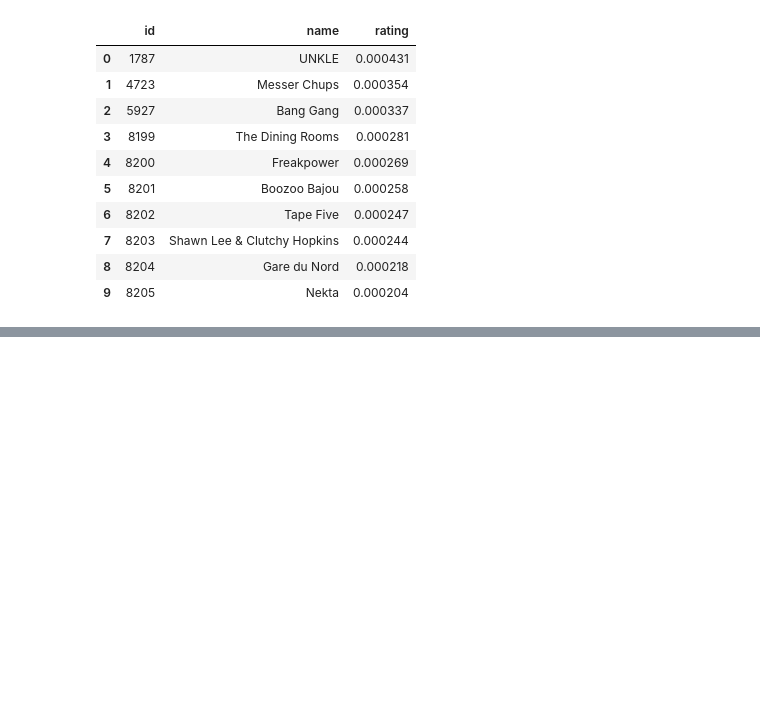
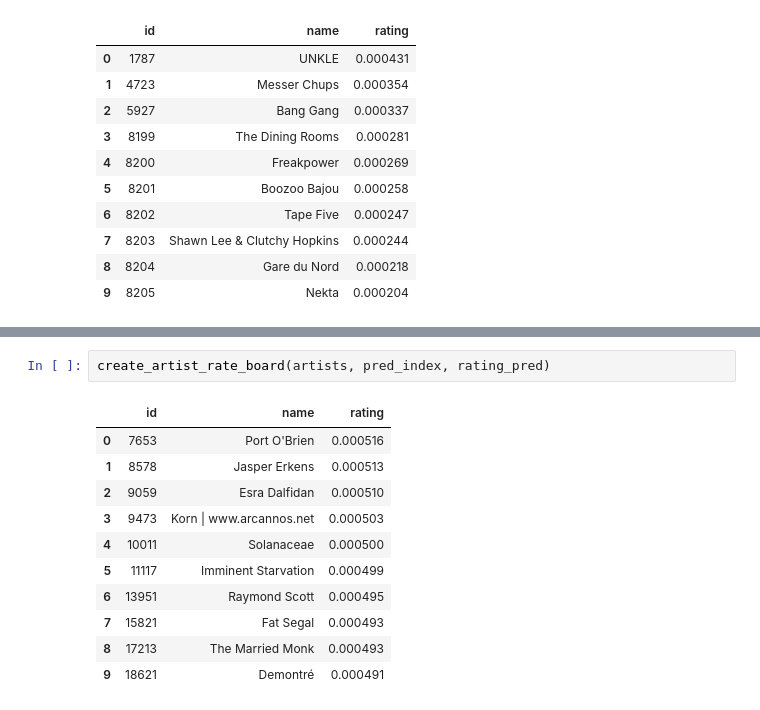
Before and after one commit to fadilparves/stoch_gradient_descent, a Jupyter notebook: Artist_Recommender.ipynb, the cells around one changed output, grey strips where cells are left out. Drawn from its saved outputs; the diff is of its cells as text; blank space fills up the shorter version.

```diff
--- a/Artist_Recommender.ipynb
+++ b/Artist_Recommender.ipynb
@@ -276,0 +257,14 @@ ap[ap['userID']==user_index].sort_values('totalPlay', ascending=False)
+# %%
+create_artist_rate_board(artists, pred_index, rating_pred)
+# %% [output]
+|  | id | name | rating |
+| 0 | 7653 | Port O'Brien | 0.000516 |
+| 1 | 8578 | Jasper Erkens | 0.000513 |
+| 2 | 9059 | Esra Dalfidan | 0.000510 |
+| 3 | 9473 | Korn | www.arcannos.net | 0.000503 |
+| 4 | 10011 | Solanaceae | 0.000500 |
+| 5 | 11117 | Imminent Starvation | 0.000499 |
+| 6 | 13951 | Raymond Scott | 0.000495 |
+| 7 | 15821 | Fat Segal | 0.000493 |
+| 8 | 17213 | The Married Monk | 0.000493 |
+| 9 | 18621 | Demontré | 0.000491 |
```
Also changed, not shown: parts of 1 cell of this notebook.
